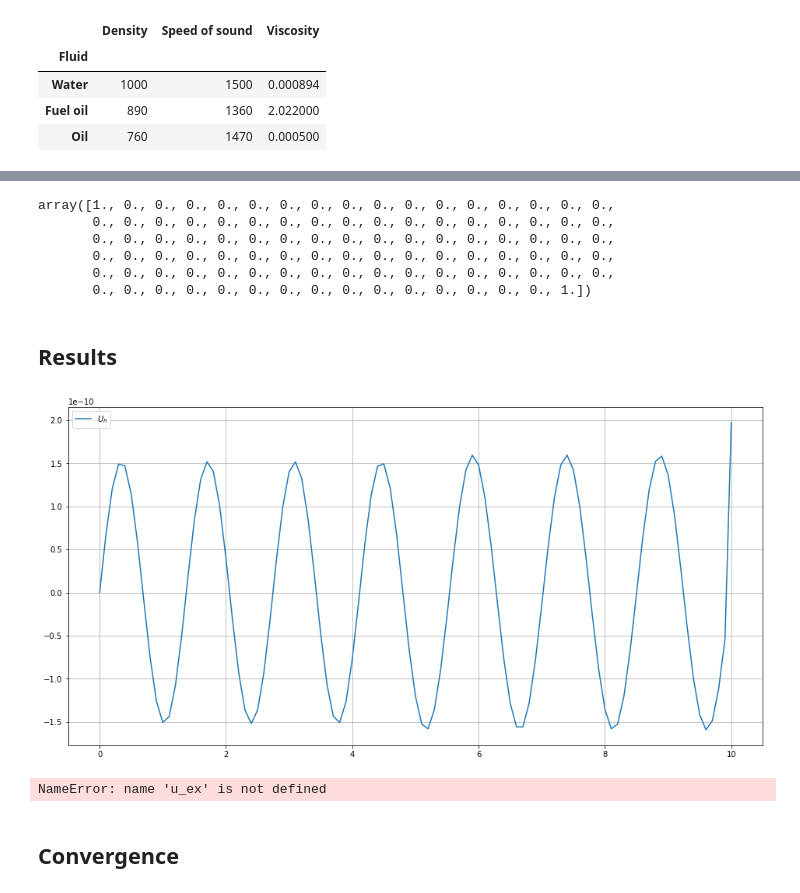
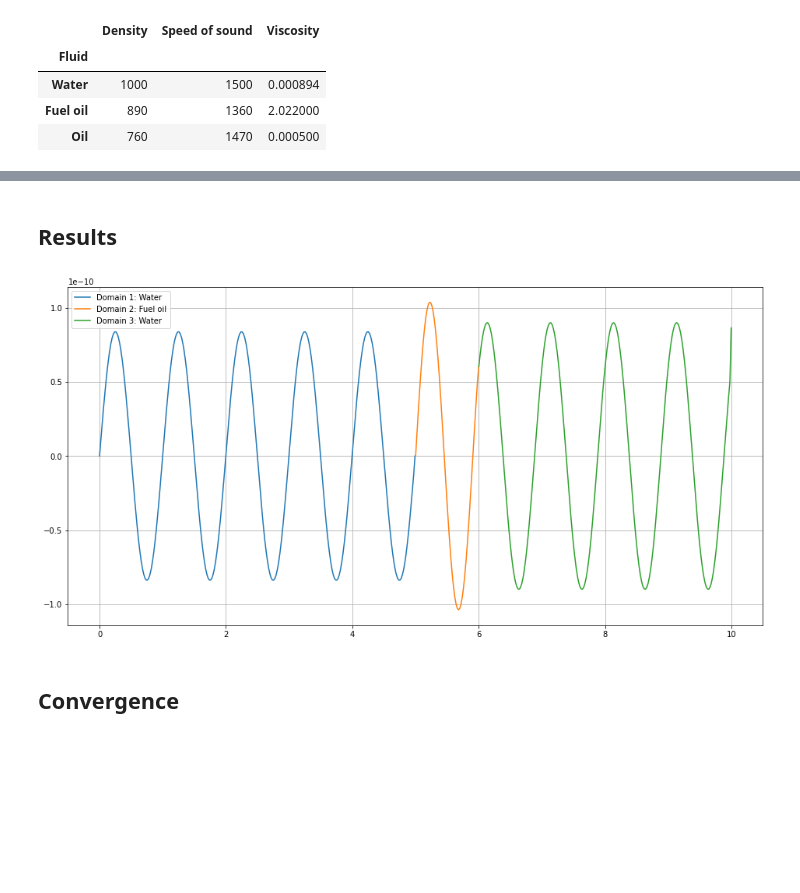
Before and after one commit to DthRazak/Dissipative-Acoustic, a Jupyter notebook: Harmonic-Oscillations/1d-non-homogeneous.ipynb, the cells around one changed output, grey strips where cells are left out. Saved outputs shown, nothing was run; the diff lists cells and outputs as text; code cells hidden in the pictures; blank space fills up the shorter version.

Commit message:
Finished 1d-non-homogeneous harmonic problem

```diff
--- a/Harmonic-Oscillations/1d-non-homogeneous.ipynb
+++ b/Harmonic-Oscillations/1d-non-homogeneous.ipynb
@@ -52,7 +53,10 @@ def generate_boundary_measure(domain, points):
 
     ds = Measure("ds", domain=domain, subdomain_data=facet_tag)
 
-    return ds
+    return {
+        'Measure': ds,
+        'Facets': (fdim, facets, facet_tag)
+    }
 # %%
 def validate_domains(domains):
     """
@@ -114,10 +118,12 @@ def problem_setup(N: int,
 
     F = aa - omega**2 * mm
 
-    ds = generate_boundary_measure(domain, points)
+    measure = generate_boundary_measure(domain, points)
 
-    boundary_conditions = [BoundaryCondition("Neumann", 1, ScalarType(0.0), V, ds),
-                           BoundaryCondition("Neumann", 2, ScalarType(1.0), V, ds)]
+    u_D = lambda x: x[0] * 0.0
+
+    boundary_conditions = [BoundaryCondition("Dirichlet", 1, u_D, V, v, measure),
+                           BoundaryCondition("Neumann", 2, ScalarType(-pressure), V, v, measure)]
 
     bcs = []
     for condition in boundary_conditions:
@@ -126,13 +132,13 @@ def problem_setup(N: int,
         else:
             F += condition.bc
 
-    # Left = ufl.lhs(F)
-    Right = ufl.rhs(F)
+    Left = lhs(F)
+    Right = rhs(F)
 
     return {
         'Params': (N, points, domains, omega, pressure),
         'FunctionSpace': (domain, V, u, v),
-        'Problem': (Left, Right, bc)
+        'Problem': (Left, Right, bcs)
     }
 # %% [markdown]
 #### Available fluids
@@ -146,12 +152,13 @@ fluids
 | Fuel oil | 890 | 1360 | 2.022000 |
 | Oil | 760 | 1470 | 0.000500 |
 # %%
-config = problem_setup(N=100,
-                       domains=[([0.0, 5.0], 'Fuel oil'),
-                                (([5.0, 10.0]), 'Oil')],
-                       freq=1000,
+config = problem_setup(N=500,
+                       domains=[([0.0, 5.0], 'Water'),
+                                ([5.0, 6.0], 'Fuel oil'),
+                                ([6.0, 10.0], 'Water')],
+                       freq=1500,
                        pressure=1.0)
 
 N, points, domains, omega, pressure = config['Params']
 domain, V, u, v = config['FunctionSpace']
-Left, Right, bc = config['Problem']
+Left, Right, bcs = config['Problem']
@@ -175,3 +165,3 @@ The Arguments found are:
 # %%
-problem = fem.petsc.LinearProblem(Left, Right, bcs=[bc])
+problem = fem.petsc.LinearProblem(Left, Right, bcs)
 uh = problem.solve()
@@ -180,28 +168,21 @@ vec = fem.petsc.assemble_vector(fem.form(Right))
-# %%
-vec.array
-# %% [output]
-array([1., 0., 0., 0., 0., 0., 0., 0., 0., 0., 0., 0., 0., 0., 0., 0., 0.,
-       0., 0., 0., 0., 0., 0., 0., 0., 0., 0., 0., 0., 0., 0., 0., 0., 0.,
-       0., 0., 0., 0., 0., 0., 0., 0., 0., 0., 0., 0., 0., 0., 0., 0., 0.,
-       0., 0., 0., 0., 0., 0., 0., 0., 0., 0., 0., 0., 0., 0., 0., 0., 0.,
-       0., 0., 0., 0., 0., 0., 0., 0., 0., 0., 0., 0., 0., 0., 0., 0., 0.,
-       0., 0., 0., 0., 0., 0., 0., 0., 0., 0., 0., 0., 0., 0., 0., 1.])
 # %% [markdown]
 ## Results
 # %%
 fig, ax = plt.subplots(figsize=(16,8))
-# fig.suptitle(f'1-d Wave propagation in {fluid}', y=0.92, fontsize=16)
 
-xs1 = np.linspace(points[0], points[1], uh.vector.array.size)
-# xs2 = np.linspace(points[0], points[1], u_ex.vector.array.size)
+for idx, domain in enumerate(domains):
+    a, b = domain[0]
+    step = (points[1] - points[0]) / uh.vector.array.size
+    xs = np.arange(a, b, step)
+    sidx = int((a - points[0]) / step)
+    eidx = sidx + len(xs)
 
-ax.plot(xs1, uh.vector.array, label=r'$ U_h $')
-# ax.plot(xs2, u_ex.vector.array, label=r'$ U $')
+    ax.plot(xs, uh.vector.array[sidx:eidx], label=f'Domain {idx+1}: {domain[1]}')
 
 ax.legend()
 ax.grid()
 # %% [output]
-[figure, old version]
+[figure, new version]
 # %%
 def L2_norm(fun):
     comm = uh.function_space.mesh.comm
@@ -221,7 +194,3 @@ def L2_error(uh, u_ex):
-# %%
-print(f"L2 Error: {L2_error(uh, u_ex):.2e}")
-# %% [output]
-NameError: name 'u_ex' is not defined
 # %% [markdown]
 ## Convergence
 # %%
```
Also changed, not shown: parts of 7 cells of this notebook, 1 other file.
